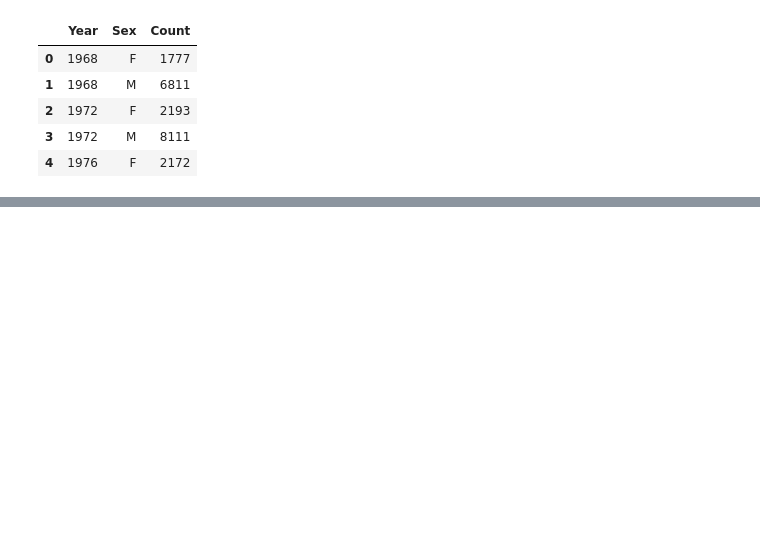
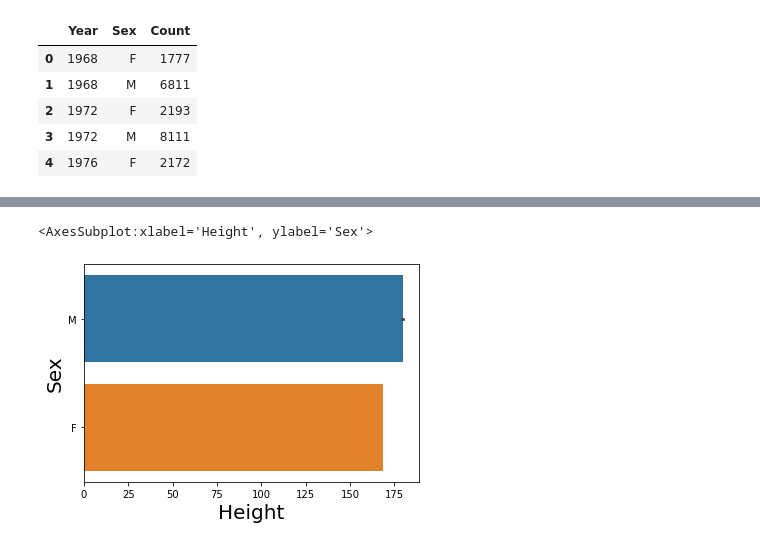
Before and after one commit to ColmRy/UCDPAColm-Ryan, a Jupyter notebook: MyProject.ipynb, the cells around one changed output, grey strips where cells are left out. Cells and saved outputs as stored; diff of their text form; code cells hidden in the pictures; blank space fills up the shorter version.

```diff
--- a/MyProject.ipynb
+++ b/MyProject.ipynb
@@ -315,0 +300,5 @@ plt.show()
+# %%
+sns.barplot(data=olympics_final, x='Height', y='Sex')
+# %% [output]
+<AxesSubplot:xlabel='Height', ylabel='Sex'>
+[figure, added]
```
Also changed, not shown: parts of 17 cells of this notebook.
